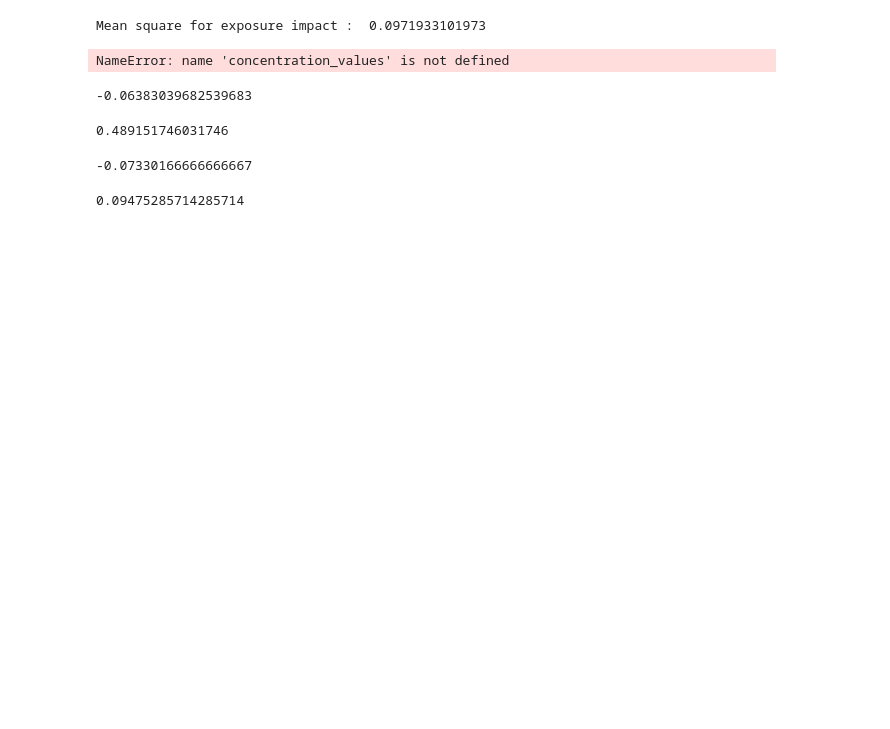
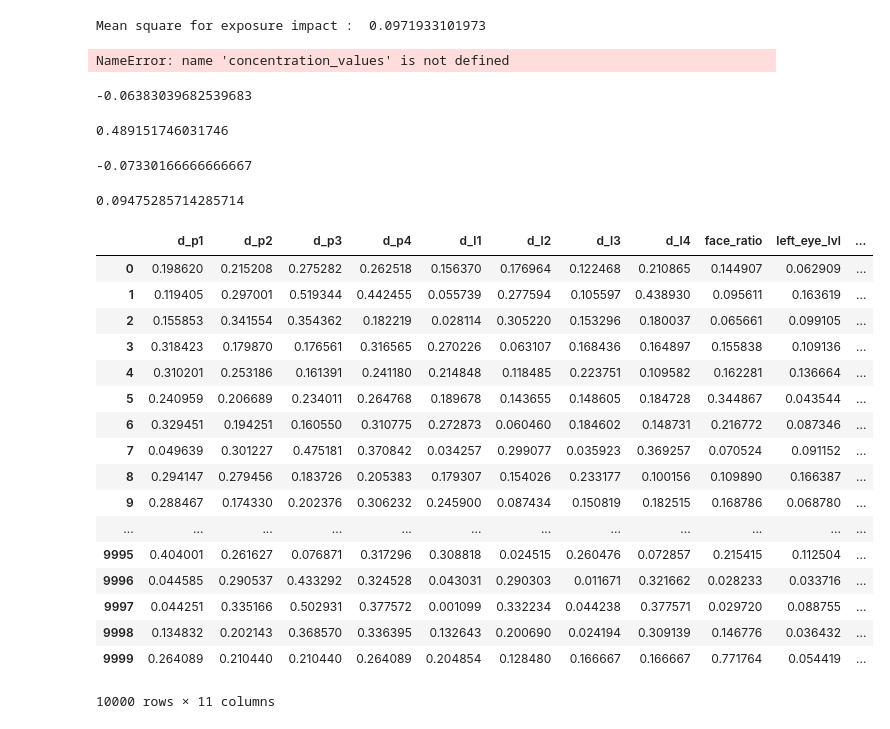
Before and after one commit to Sloubidou/portrait, a Jupyter notebook: exploring_work/features_position_impact.ipynb, the cells around one changed output. Cells and saved outputs as stored; diff of their text form; code cells hidden in the pictures; blank space fills up the shorter version.

```diff
--- a/exploring_work/features_position_impact.ipynb
+++ b/exploring_work/features_position_impact.ipynb
@@ -375,0 +374,21 @@ list
+# %%
+csv_raw[csv_raw.columns[5:16]]
+# %% [output]
+|  | d_p1 | d_p2 | d_p3 | d_p4 | d_l1 | d_l2 | d_l3 | d_l4 | face_ratio | left_eye_lvl | ... |
+| 0 | 0.198620 | 0.215208 | 0.275282 | 0.262518 | 0.156370 | 0.176964 | 0.122468 | 0.210865 | 0.144907 | 0.062909 | ... |
+| 1 | 0.119405 | 0.297001 | 0.519344 | 0.442455 | 0.055739 | 0.277594 | 0.105597 | 0.438930 | 0.095611 | 0.163619 | ... |
+| 2 | 0.155853 | 0.341554 | 0.354362 | 0.182219 | 0.028114 | 0.305220 | 0.153296 | 0.180037 | 0.065661 | 0.099105 | ... |
+| 3 | 0.318423 | 0.179870 | 0.176561 | 0.316565 | 0.270226 | 0.063107 | 0.168436 | 0.164897 | 0.155838 | 0.109136 | ... |
+| 4 | 0.310201 | 0.253186 | 0.161391 | 0.241180 | 0.214848 | 0.118485 | 0.223751 | 0.109582 | 0.162281 | 0.136664 | ... |
+| 5 | 0.240959 | 0.206689 | 0.234011 | 0.264768 | 0.189678 | 0.143655 | 0.148605 | 0.184728 | 0.344867 | 0.043544 | ... |
+| 6 | 0.329451 | 0.194251 | 0.160550 | 0.310775 | 0.272873 | 0.060460 | 0.184602 | 0.148731 | 0.216772 | 0.087346 | ... |
+| 7 | 0.049639 | 0.301227 | 0.475181 | 0.370842 | 0.034257 | 0.299077 | 0.035923 | 0.369257 | 0.070524 | 0.091152 | ... |
+| 8 | 0.294147 | 0.279456 | 0.183726 | 0.205383 | 0.179307 | 0.154026 | 0.233177 | 0.100156 | 0.109890 | 0.166387 | ... |
+| 9 | 0.288467 | 0.174330 | 0.202376 | 0.306232 | 0.245900 | 0.087434 | 0.150819 | 0.182515 | 0.168786 | 0.068780 | ... |
+| ... | ... | ... | ... | ... | ... | ... | ... | ... | ... | ... | ... |
+| 9995 | 0.404001 | 0.261627 | 0.076871 | 0.317296 | 0.308818 | 0.024515 | 0.260476 | 0.072857 | 0.215415 | 0.112504 | ... |
+| 9996 | 0.044585 | 0.290537 | 0.433292 | 0.324528 | 0.043031 | 0.290303 | 0.011671 | 0.321662 | 0.028233 | 0.033716 | ... |
+| 9997 | 0.044251 | 0.335166 | 0.502931 | 0.377572 | 0.001099 | 0.332234 | 0.044238 | 0.377571 | 0.029720 | 0.088755 | ... |
+| 9998 | 0.134832 | 0.202143 | 0.368570 | 0.336395 | 0.132643 | 0.200690 | 0.024194 | 0.309139 | 0.146776 | 0.036432 | ... |
+| 9999 | 0.264089 | 0.210440 | 0.210440 | 0.264089 | 0.204854 | 0.128480 | 0.166667 | 0.166667 | 0.771764 | 0.054419 | ... |
+10000 rows × 11 columns
```
Also changed, not shown: parts of 3 cells of this notebook, 4 other files.
